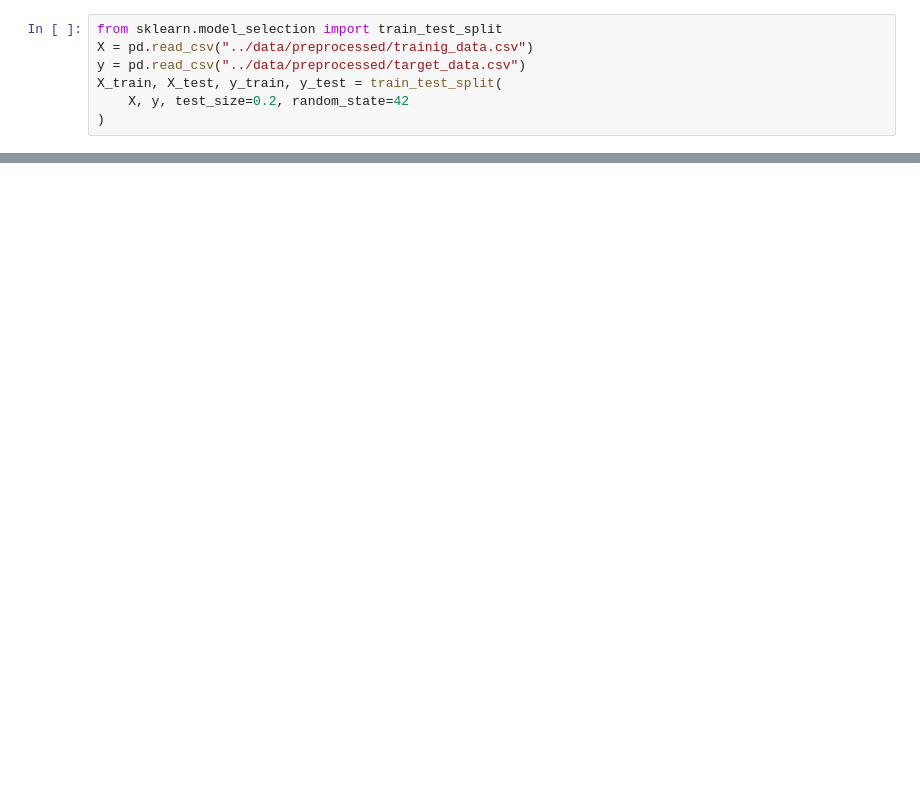
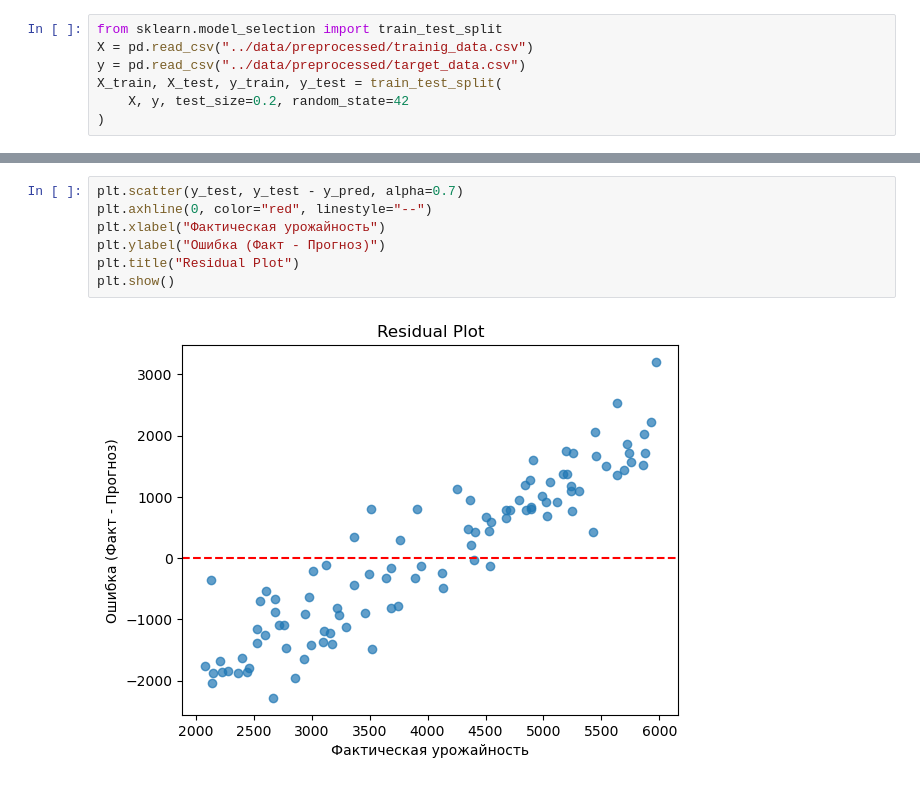
Before and after one commit to F1zhen/Yield_predictionML, a Jupyter notebook: src/train_model.ipynb, the cells around one changed output, grey strips where cells are left out. Saved outputs shown, nothing was run; the diff lists cells and outputs as text; blank space fills up the shorter version.

```diff
--- a/src/train_model.ipynb
+++ b/src/train_model.ipynb
@@ -45,0 +154,9 @@ Successfully installed xgboost-3.0.5
+# %%
+plt.scatter(y_test, y_test - y_pred, alpha=0.7)
+plt.axhline(0, color="red", linestyle="--")
+plt.xlabel("Фактическая урожайность")
+plt.ylabel("Ошибка (Факт - Прогноз)")
+plt.title("Residual Plot")
+plt.show()
+# %% [output]
+[figure, added]
```
Also changed, not shown: parts of 11 cells of this notebook, 1 other file.
